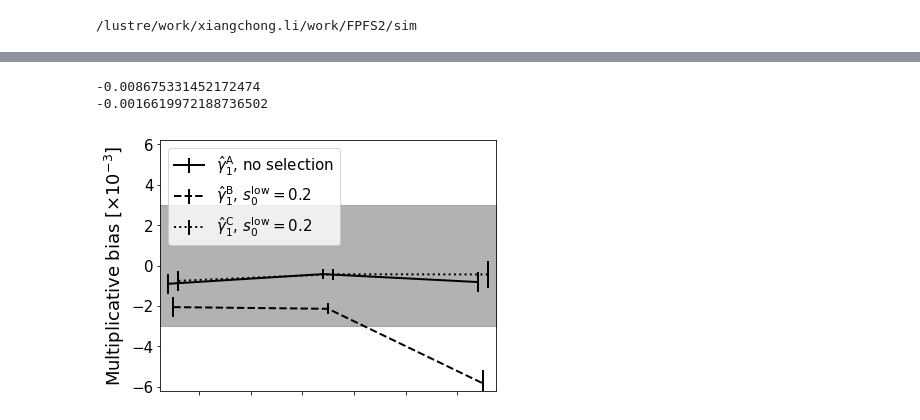
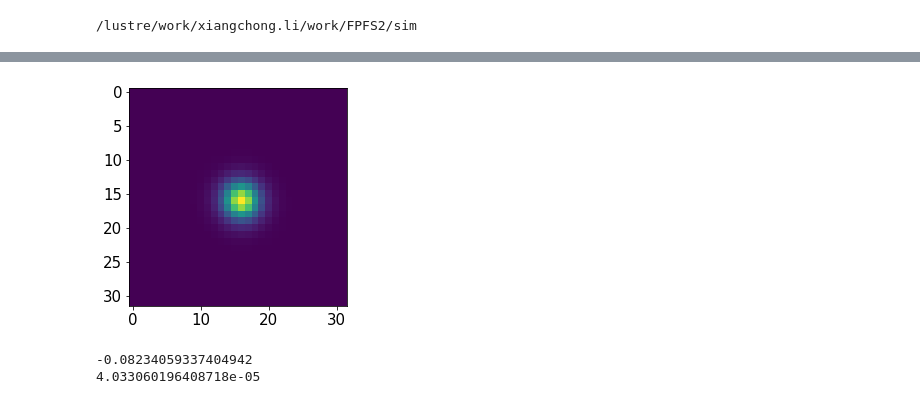
Before and after one commit to mr-superonion/FPFS, a Jupyter notebook: notebook/paper-FPFS2021/1_3-noiseBias_smallGals.ipynb, the cells around one changed output, grey strips where cells are left out. Drawn from its saved outputs; the diff is of its cells as text; code cells hidden in the pictures.

```diff
--- a/notebook/paper-FPFS2021/1_3-noiseBias_smallGals.ipynb
+++ b/notebook/paper-FPFS2021/1_3-noiseBias_smallGals.ipynb
@@ -22,19 +35,25 @@ if not os.path.isdir(pltDir):
+# %%
+power=fpfs.imgutil.getFouPow(img)
+plt.imshow(power)
+pyfits.writeto('a.fits',power)
+# %% [output]
+[figure, added]
 # %%
 vdir='outSmall0-var7em3'
 ngroup=16
 igroup=0
-C=20000.
+C=2000.
 noiRev=False
 g1p=0.;g1m=0.
 downp=0.;downm=0.
-for ifield in range(100):
-    fname1=os.path.join(vdir,'fpfs-rcut16-psf60-%d/src%04d-g1-2222.fits' %(igroup,ifield))
+for ifield in range(1000):
+    fname1=os.path.join(vdir,'psf60/fpfs-cut16-%04d-g1-2222.fits' %(ifield))
     moments1=pyfits.getdata(fname1)
     elli1=fpfsBase.fpfsM2E(moments1,C,rev=noiRev)
     g1p+=np.sum(elli1['fpfs_e1'])
     downp+=np.sum(elli1['fpfs_RE'])
 
-    fname2=os.path.join(vdir,'fpfs-rcut16-psf60-%d/src%04d-g1-0000.fits' %(igroup,ifield))
+    fname2=os.path.join(vdir,'psf60/fpfs-cut16-%04d-g1-0000.fits' %(ifield))
     moments2=pyfits.getdata(fname2)
     elli2=fpfsBase.fpfsM2E(moments2,C,rev=noiRev)
     g1m+=np.sum(elli2['fpfs_e1'])
@@ -44,5 +63,5 @@ for ifield in range(100):
 print((g1p-g1m)/(downm+downp)*2./0.04-1)
 print((g1p+g1m)/(downm+downp))
 # %% [output]
--0.008675331452172474
--0.0016619972188736502
+-0.08234059337404942
+4.033060196408718e-05
@@ -180,55 +67,0 @@ def fpfsM2E(moments,const=2000.,mcalib=0.,rev=False):
-# %%
-CBase=2000.
-islow=0.20
-pend='low%03d' %(int(islow*100))
-nameT=os.path.join(pltDir,'outT_%s.fits' %pend )
-if os.path.isfile(nameT):
-    outT=astTable.Table.read(nameT)
-    mT=outT['m']
-    merrT=outT['mErr']
-else:
-    mT,merrT=estimate(slow=islow,C=CBase,noiRev=True,nsRev=True)
-    outT=astTable.Table()
-    outT['m']=mT
-    outT['mErr']=merrT
-    outT.write(nameT)
-
-nameF=os.path.join(pltDir,'outF_%s.fits' %pend)
-if os.path.isfile(nameF):
-    outF=astTable.Table.read(nameF)
-    mF=outF['m']
-    merrF=outF['mErr']
-else:
-    mF,merrF=estimate(slow=islow,C=CBase,noiRev=True,nsRev=False)
-    outF=astTable.Table()
-    outF['m']=mF
-    outF['mErr']=merrF
-    outF.write(nameF)
-
-nameX=os.path.join(pltDir,'outF_lowxxx.fits')
-if os.path.isfile(nameX):
-    outX=astTable.Table.read(nameX)
-    mX=outX['m']
-    merrX=outX['mErr']
-else:
-    mX,merrX=estimate(slow=-0.25,C=CBase,noiRev=True,nsRev=False)
-    outX=astTable.Table()
-    outX['m']=mX
-    outX['mErr']=merrX
-    outX.write(nameX)
-
-plt.close()
-fig=plt.figure(figsize=(6,8))
-ax=fig.add_subplot(2,1,1)
-zlist=np.array([0.3,0.9,1.5])
-ax.errorbar(zlist-0.02,mX*1000,merrX*1000,fmt='-',c='black',linewidth=2,label=r'$\hat{\gamma}^{\rm A}_1$, no selection')
-ax.errorbar(zlist,mF*1000,merrF*1000,fmt='--',c='black',linewidth=2,label=r'$\hat{\gamma}^{\rm B}_1$, $s_0^{\rm low}=%s$' %islow)
-ax.errorbar(zlist+0.02,mT*1000,merrT*1000,fmt=':',c='black',linewidth=2,label=r'$\hat{\gamma}^{\rm C}_1$, $s_0^{\rm low}=%s$' %islow)
-ax.fill_between(np.linspace(0.25,1.55,100),-3e0*np.ones(100),3e0*np.ones(100),color='gray',alpha=0.6)
-ax.set_xlim(0.25,1.55)
-ax.set_ylim(-6.2,6.2)
-ax.set_ylabel(r'Multiplicative bias [$\times 10^{-3}$]')
-ax.set_xticklabels([])
-ax.legend(loc='upper left',fontsize=15)
-# %% [output]
-[figure, removed]
```
Also changed, not shown: parts of 21 cells of this notebook, 3 other files.
